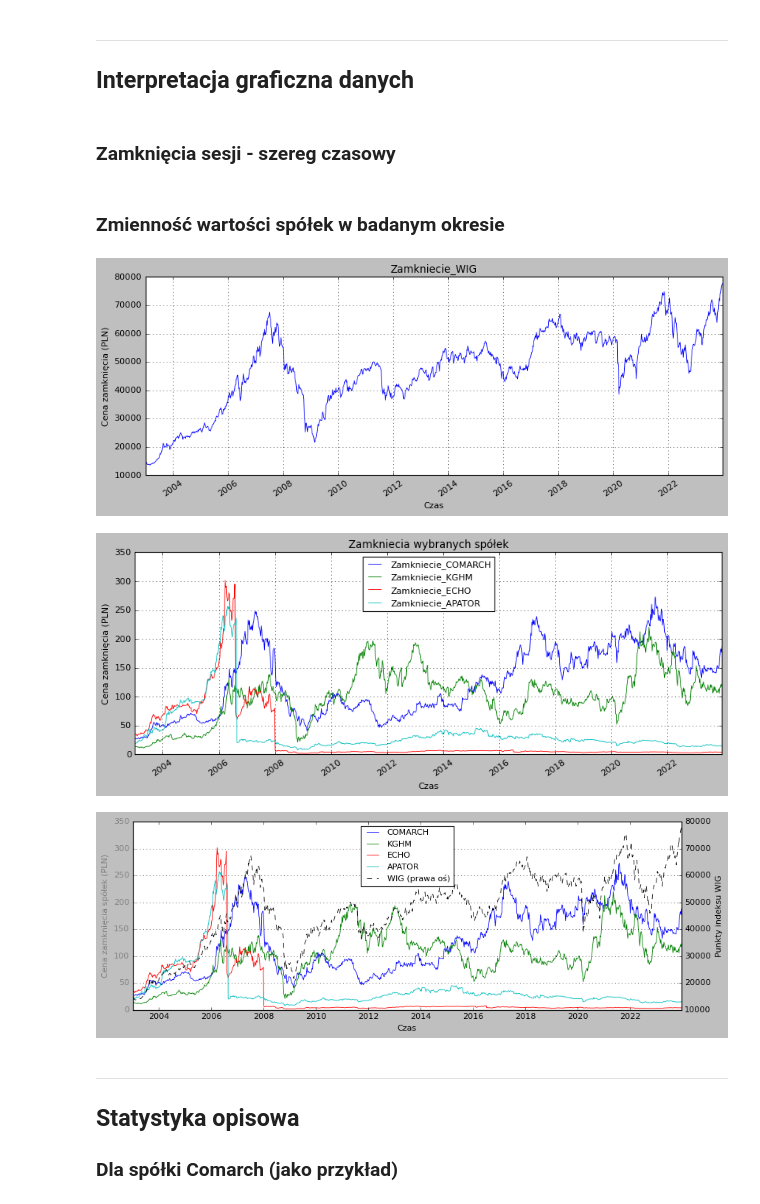
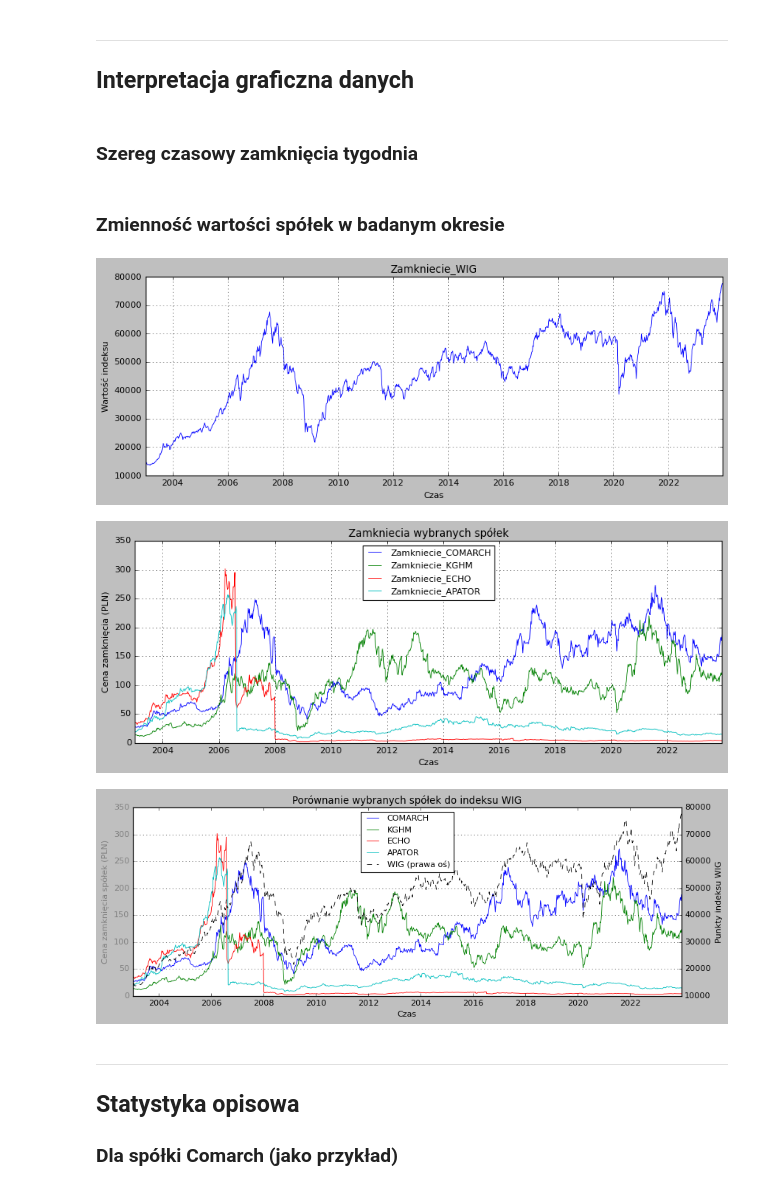
Before and after one commit to andkoc001/statistical-modeling, a Jupyter notebook: project.ipynb, the cells around one changed output. Drawn from its saved outputs; the diff is of its cells as text; code cells hidden in the pictures.

```diff
--- a/project.ipynb
+++ b/project.ipynb
@@ -102,7 +129,7 @@ plt.rcParams['font.size'] = 10
 plt.rcParams['lines.linewidth'] = 0.75
 plt.rcParams['lines.markersize'] = 1.2
 # %% [markdown]
-### Zamknięcia sesji - szereg czasowy
+### Szereg czasowy zamknięcia tygodnia
 # %%
 # przygotowanie podzbioru
 zamkniecia = ['Zamkniecie_COMARCH', 'Zamkniecie_KGHM', 'Zamkniecie_EURPLN', 'Zamkniecie_SPX', 'Zamkniecie_ECHO', 'Zamkniecie_XAUPLN', 'Zamkniecie_APATOR', 'Zamkniecie_WIG']
@@ -115,19 +142,18 @@ spolki_df = merged_df[spolki]
 # %%
 # wartość indeksu WIG w badanym okrecie
 walor = zamkniecia_df.columns[-1]
 
 # dane
 plt.plot(zamkniecia_df[walor])
 
 plt.title(f'{walor}')
 plt.xlabel('Czas')
-plt.ylabel('Cena zamknięcia (PLN)')
-plt.xticks(rotation=35)
+plt.ylabel('Wartość indeksu')
 plt.grid(True, linestyle='dotted')
 
 plt.show()
 # %% [output]
-[figure, old version]
+[figure, new version]
 # %%
 # wartość danego waloru w badanym okrecie
 for walor in range(len(spolki_df.columns)):
@@ -136,14 +162,15 @@ for walor in range(len(spolki_df.columns)):
 plt.title(f'Zamkniecia wybranych spółek')
 plt.xlabel('Czas')
 plt.ylabel('Cena zamknięcia (PLN)')
-plt.xticks(rotation=35)
 plt.grid(True,linestyle='dotted')
 plt.legend(fontsize='10', loc='upper center')
 
 plt.show()
 # %% [output]
-[figure, old version]
+[figure, new version]
 # %%
+# porównanie wybranych spółek do indeksu WIG
+
 # Create the first plot
 fig, ax1 = plt.subplots()
 
@@ -164,13 +191,14 @@ ax2.set_ylabel('Punkty indeksu WIG', color='black')
 ax2.tick_params('y', colors='black')
 
 # Show the plots
+plt.title(f'Porównanie wybranych spółek do indeksu WIG')
 lines, labels = ax1.get_legend_handles_labels()
 lines_wig, labels_wig = ax2.get_legend_handles_labels()
 ax2.legend(lines + lines_wig, labels + labels_wig, fontsize='10', loc='upper center')
 plt.grid(True, linestyle='dotted')
 plt.show()
 # %% [output]
-[figure, old version]
+[figure, new version]
 # %% [markdown]
 ___
 ## Statystyka opisowa
```
Also changed, not shown: parts of 19 cells of this notebook.
